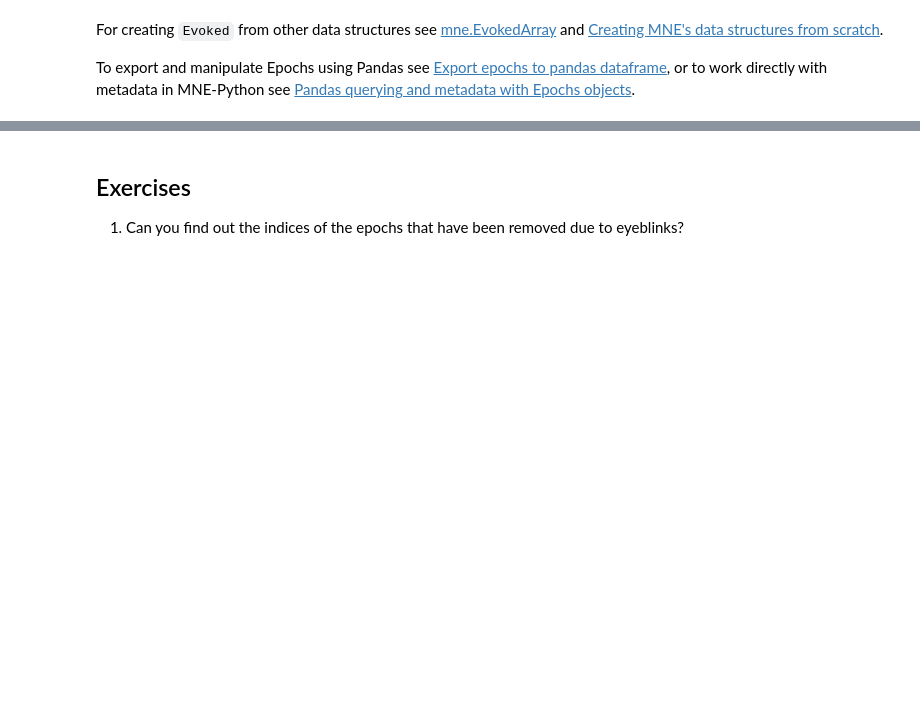
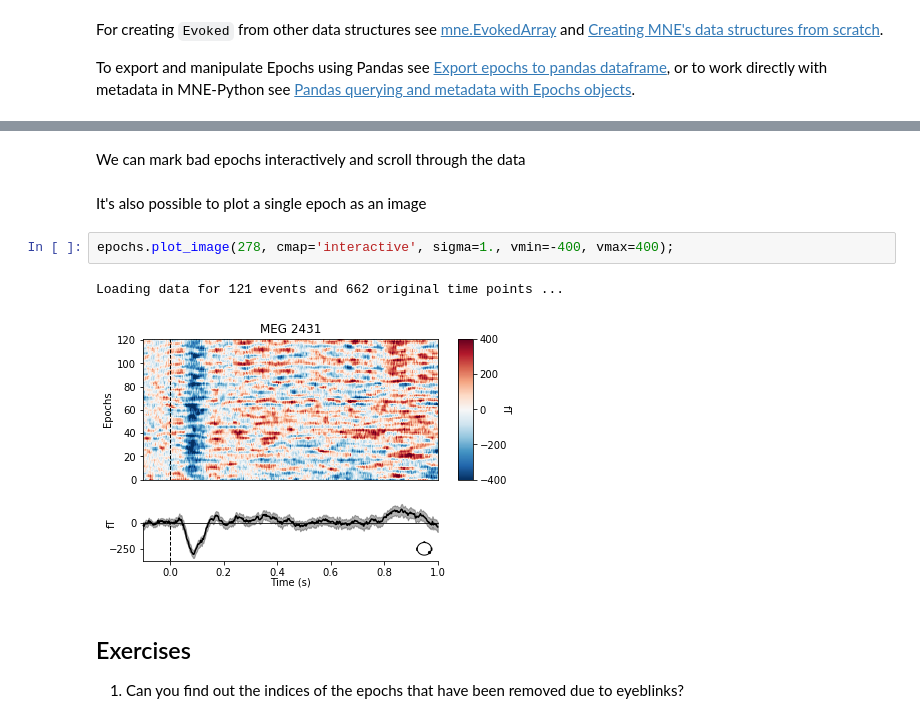
Before and after one commit to jasmainak/mne-workshop-brown, a Jupyter notebook: raw_to_evoked/epochs.ipynb, the cells around one changed output, grey strips where cells are left out. Drawn from its saved outputs; the diff is of its cells as text; blank space fills up the shorter version.

```diff
--- a/raw_to_evoked/epochs.ipynb
+++ b/raw_to_evoked/epochs.ipynb
@@ -285,3 +316,12 @@ or to work directly with metadata in MNE-Python see [Pandas querying and metadat
+# %% [markdown]
+We can mark bad epochs interactively and scroll through the data
+# %% [markdown]
+It's also possible to plot a single epoch as an image
+# %%
+epochs.plot_image(278, cmap='interactive', sigma=1., vmin=-400, vmax=400);
+# %% [output]
+Loading data for 121 events and 662 original time points ...
+[figure, added]
 # %% [markdown]
 Exercises
 --------------
```
Also changed, not shown: parts of 15 cells of this notebook, 6 other files.
